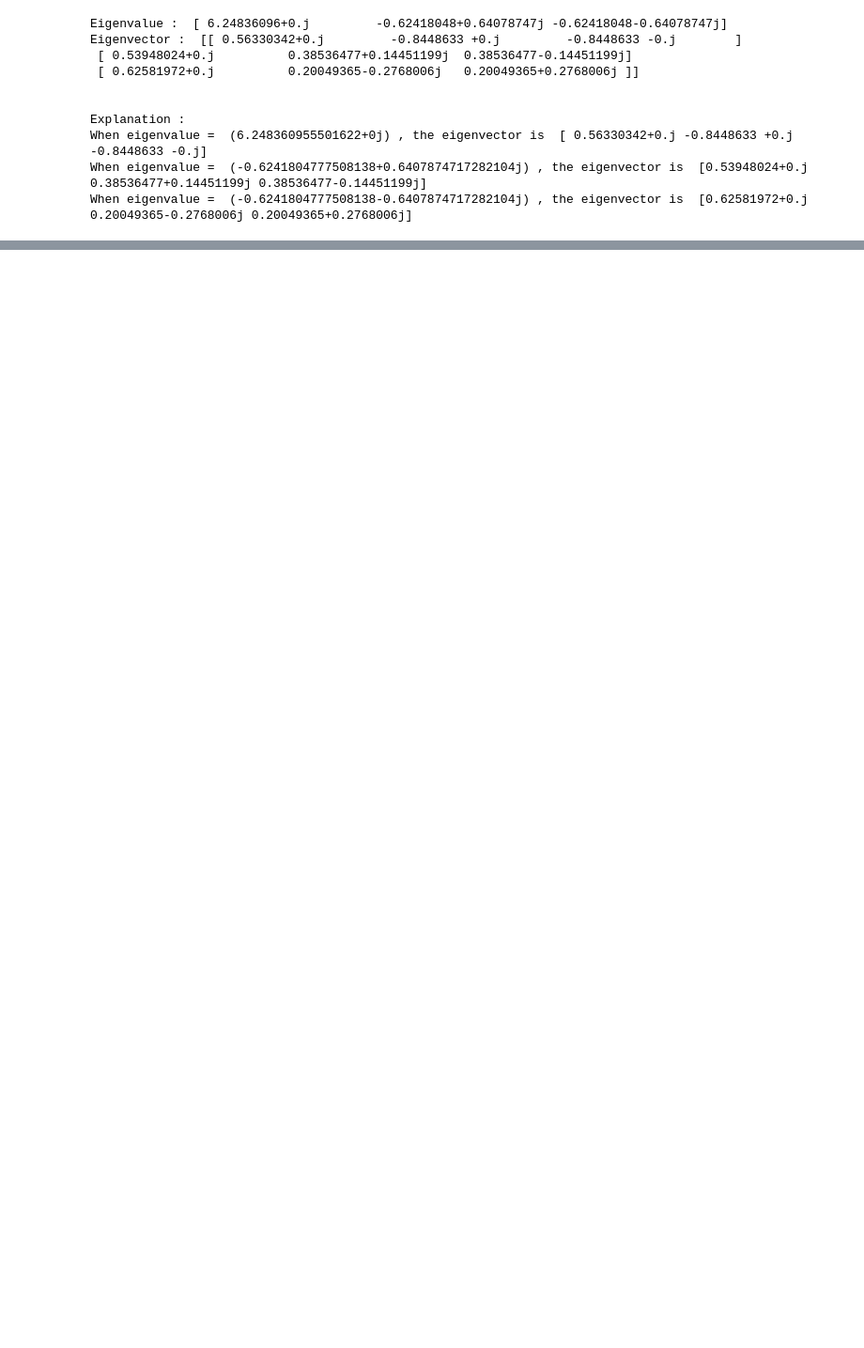
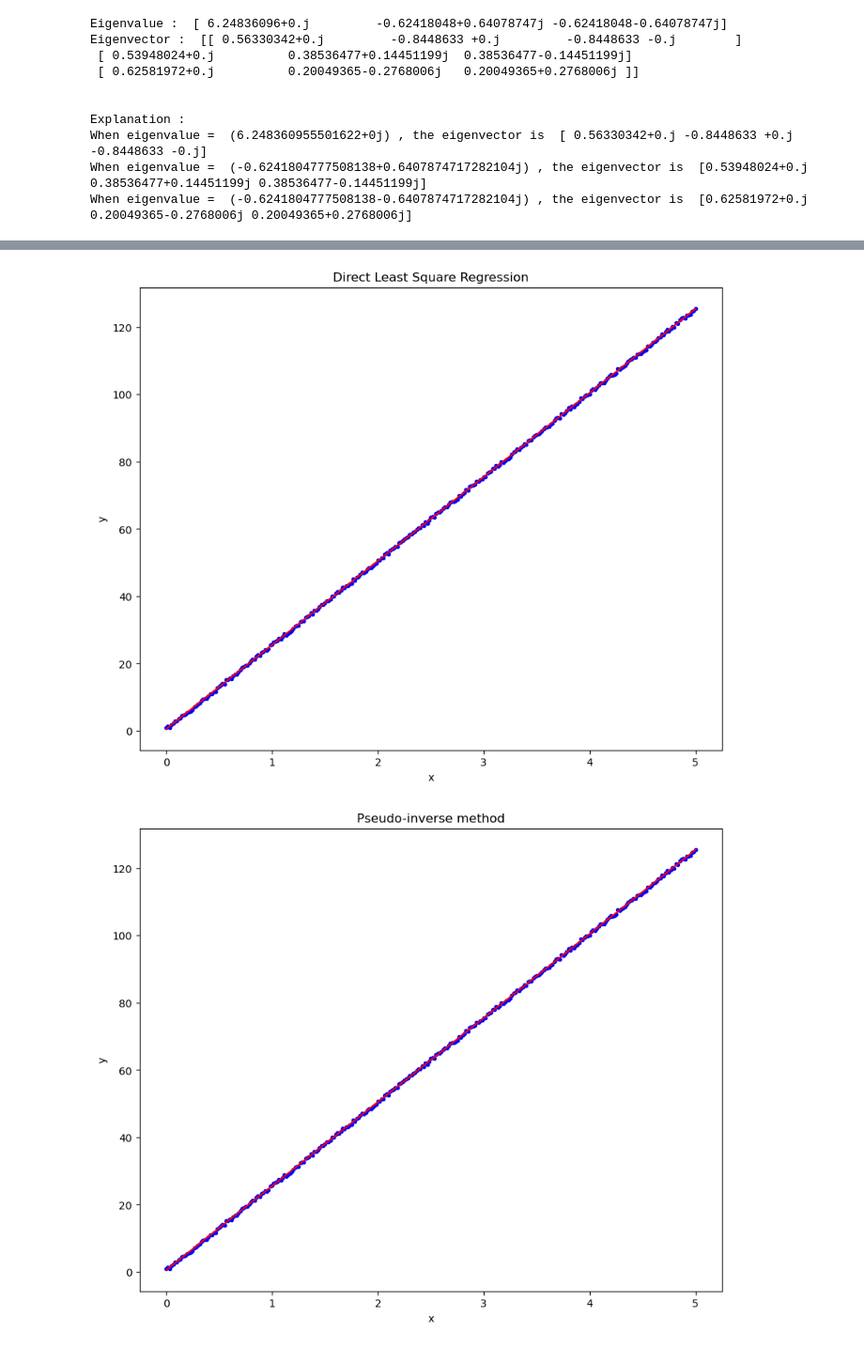
Before and after one commit to Jacksonciek/cursor-numerical-analysis-uts, a Jupyter notebook: Contoh Soal/Jawaban Kisi-kisi.ipynb, the cells around one changed output, grey strips where cells are left out. Shown at 94% size. Drawn from its saved outputs; the diff is of its cells as text; code cells hidden in the pictures; blank space fills up the shorter version.

```diff
--- a/Contoh Soal/Jawaban Kisi-kisi.ipynb
+++ b/Contoh Soal/Jawaban Kisi-kisi.ipynb
@@ -138,0 +174,61 @@ When eigenvalue =  (-0.6241804777508138-0.6407874717282104j) , the eigenvector i
+# %%
+# Plot hasil (Bobot maks: 5%)
+
+# import seluruh libraries yang dibutuhkan
+import numpy as np
+from scipy import optimize
+import matplotlib.pyplot as plt
+#plt.style.use("seaborn-poster")
+
+# sajikan plot hasil
+#Plot hasil untuk Direct Least Square Regression
+plt.figure(figsize = (10,8))
+plt.plot(x, y, "b.")
+plt.plot(x, direct[0] * x + direct[1], "r")
+plt.title('Direct Least Square Regression')
+plt.xlabel("x")
+plt.ylabel("y")
+plt.show()
+
+#Plot hasil untuk Pseudo-inverse method
+plt.figure(figsize = (10,8))
+plt.plot(x, y, "b.")
+plt.plot(x, pseudo[0] * x + pseudo[1], "r")
+plt.title('Pseudo-inverse method')
+plt.xlabel("x")
+plt.ylabel("y")
+plt.show()
+
+#Plot hasil untuk Built-in lstsq dari numpy
+plt.figure(figsize = (10,8))
+plt.plot(x, y, "b.")
+plt.plot(x, builtIn[0] * x + builtIn[1], "r")
+plt.title('Built-in lstsq dari numpy')
+plt.xlabel("x")
+plt.ylabel("y")
+plt.show()
+
+#Plot hasil gabungan antara ketiga metode
+#Untuk menjalankan program di bawah ini alangkah baiknya bagian atas melakukan run terlebih dahulu
+plt.scatter(x, y, label='Data')
+
+# Plot hasil pendekatan LSR
+y_pred_direct = A @ direct
+plt.plot(x, y_pred_direct, label='Direct LSR')
+
+y_pred_pseudo = A @ pseudo
+plt.plot(x, y_pred_pseudo, label='Pseudo-inverse')
+
+y_pred_lstsq = A @ builtIn
+plt.plot(x, y_pred_lstsq, label='lstsq')
+
+plt.xlabel('x')
+plt.ylabel('y')
+plt.title('Least Squares Regression')
+plt.legend()
+plt.show()
+
+#Perbandingan hasilnya dengan metode Direct Least Square Regression, Pseudo-inverse method, dan Built-in lstsq dari numpy mendapatkan hasilnya adalah sama
+# %% [output]
+[figure, added]
+[figure, added]
```
Also changed, not shown: parts of 16 cells of this notebook, 7 other files.
